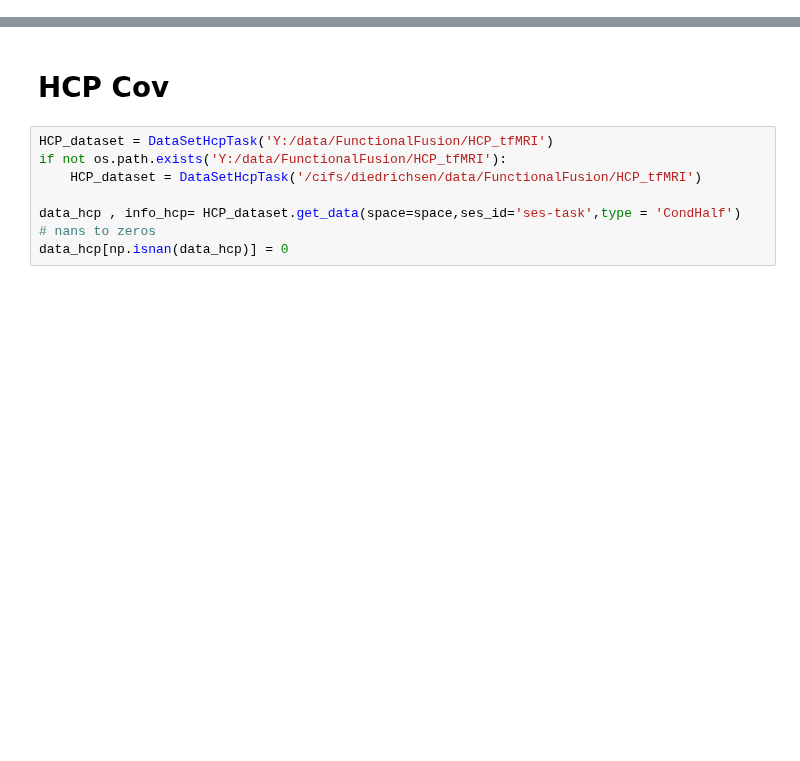
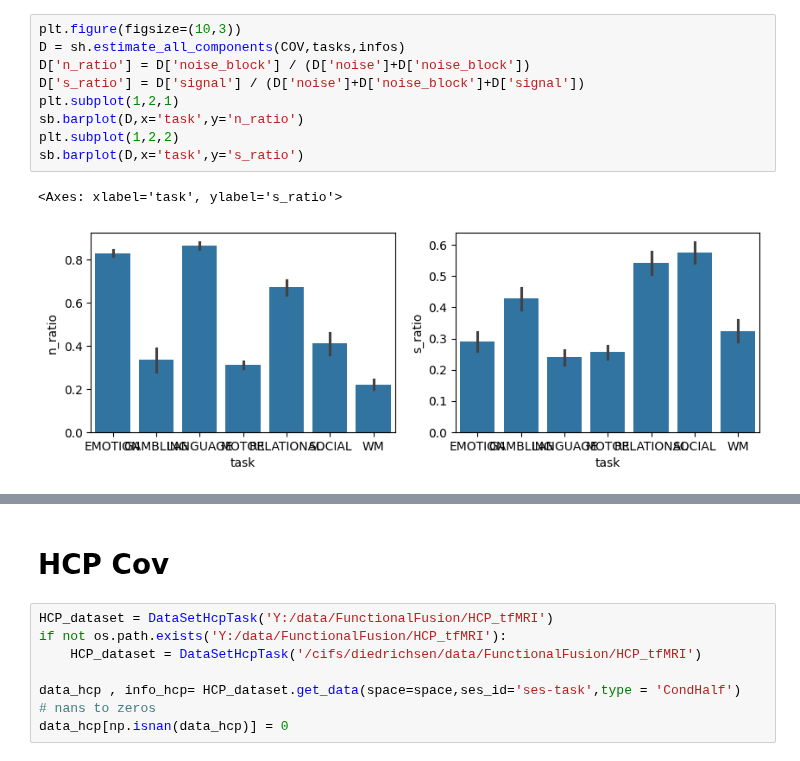
Before and after one commit to DiedrichsenLab/OptimalBattery, a Jupyter notebook: notebooks/2.real_design.ipynb, the cells around one changed output, grey strips where cells are left out. Drawn from its saved outputs; the diff is of its cells as text; blank space fills up the shorter version.

```diff
--- a/notebooks/2.real_design.ipynb
+++ b/notebooks/2.real_design.ipynb
@@ -17,0 +31,12 @@ cort_dir = 'Y:/data/Atlas_templates/fs_LR_32'
+# %%
+plt.figure(figsize=(10,3))
+D = sh.estimate_all_components(COV,tasks,infos)
+D['n_ratio'] = D['noise_block'] / (D['noise']+D['noise_block'])
+D['s_ratio'] = D['signal'] / (D['noise']+D['noise_block']+D['signal'])
+plt.subplot(1,2,1)
+sb.barplot(D,x='task',y='n_ratio')
+plt.subplot(1,2,2)
+sb.barplot(D,x='task',y='s_ratio')
+# %% [output]
+<Axes: xlabel='task', ylabel='s_ratio'>
+[figure, added]
```
Also changed, not shown: parts of 15 cells of this notebook, 1 other file.
